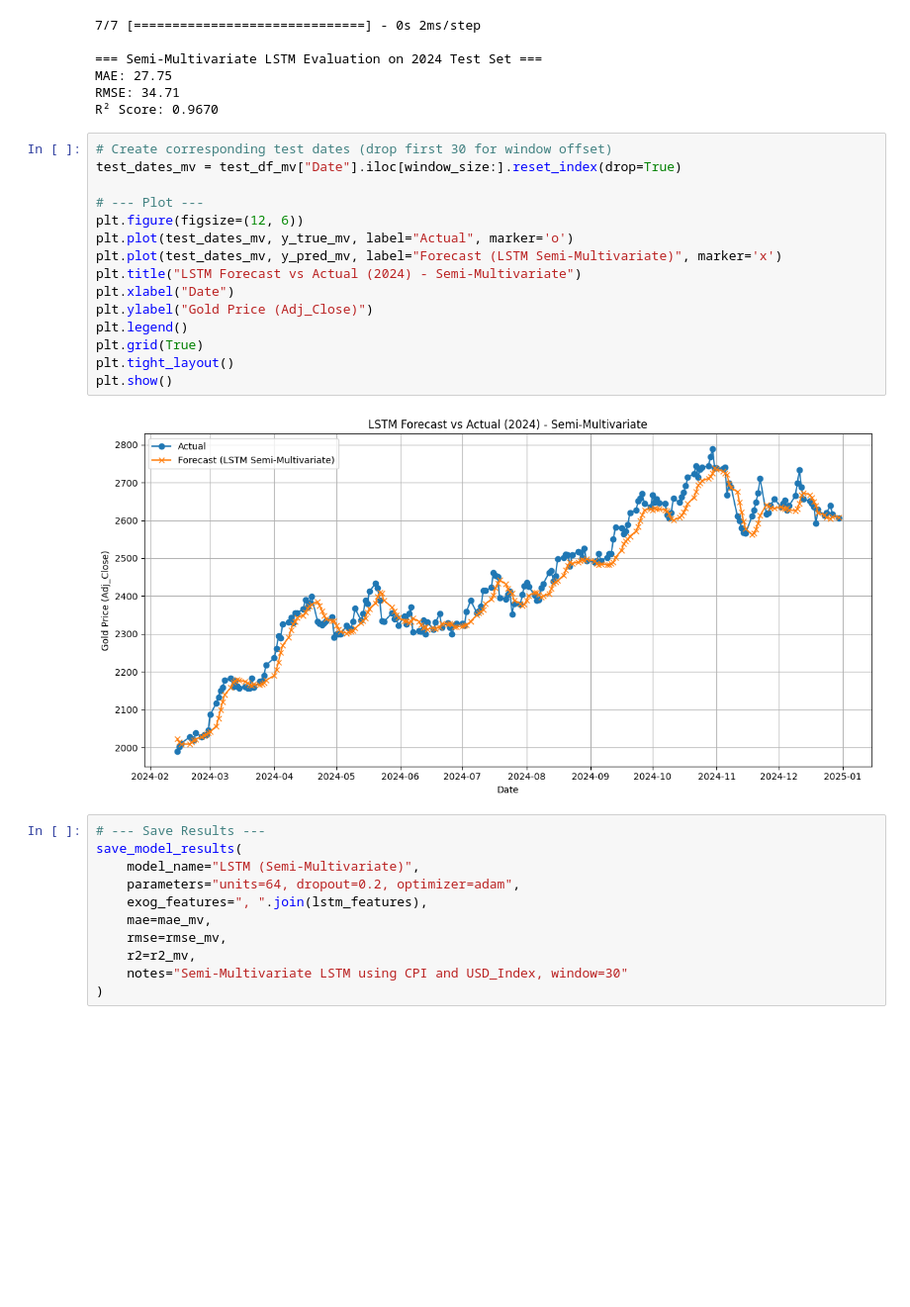
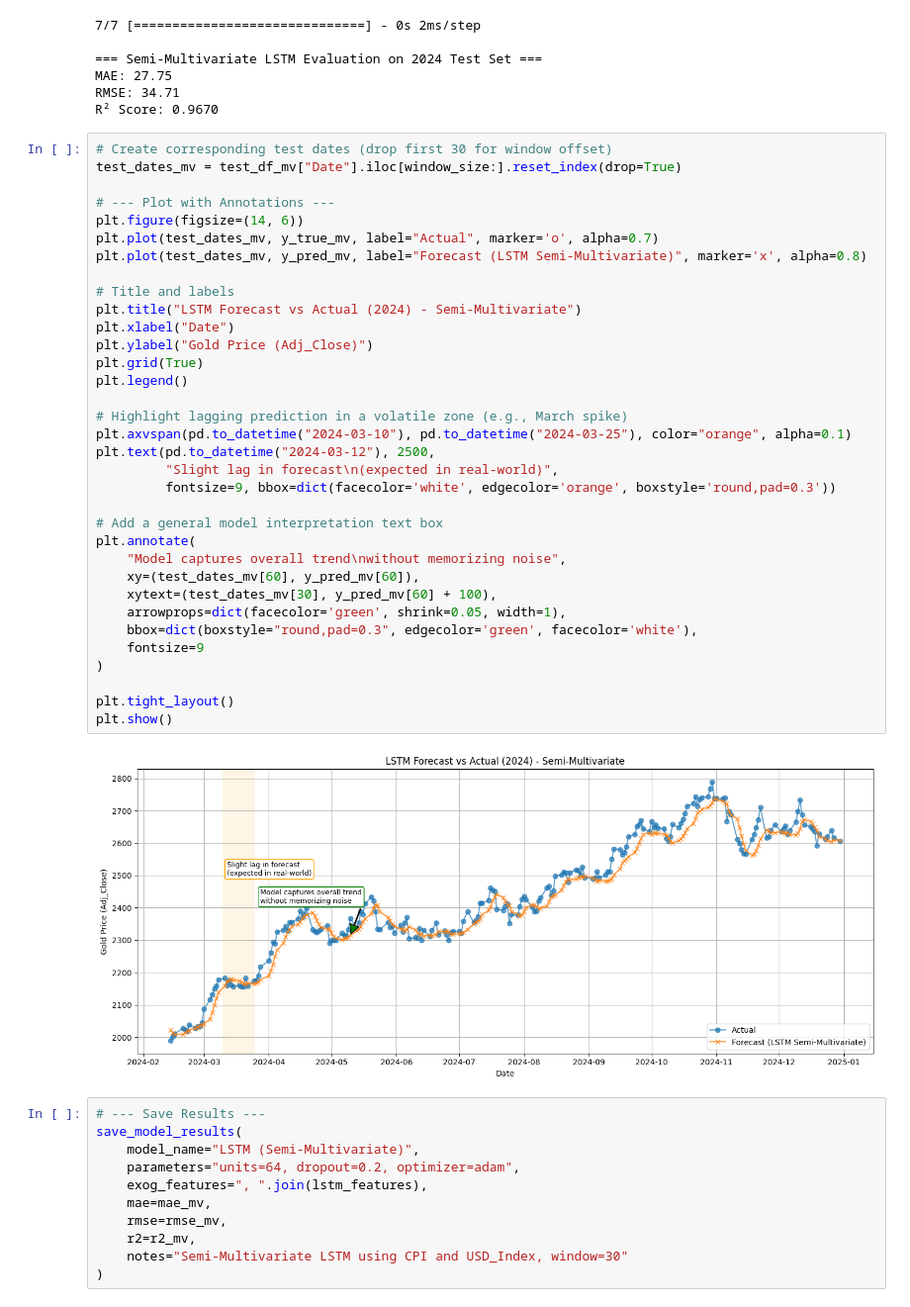
Before and after one commit to russellhanj/gold-price-prediction, a Jupyter notebook: code/notebooks/05_lstm_modeling.ipynb, the cells around one changed output. Shown at 99% size. Drawn from its saved outputs; the diff is of its cells as text; blank space fills up the shorter version.

```diff
--- a/code/notebooks/05_lstm_modeling.ipynb
+++ b/code/notebooks/05_lstm_modeling.ipynb
@@ -530,20 +530,39 @@ R² Score: 0.9670
 # %%
 # Create corresponding test dates (drop first 30 for window offset)
 test_dates_mv = test_df_mv["Date"].iloc[window_size:].reset_index(drop=True)
 
-# --- Plot ---
-plt.figure(figsize=(12, 6))
-plt.plot(test_dates_mv, y_true_mv, label="Actual", marker='o')
-plt.plot(test_dates_mv, y_pred_mv, label="Forecast (LSTM Semi-Multivariate)", marker='x')
+# --- Plot with Annotations ---
+plt.figure(figsize=(14, 6))
+plt.plot(test_dates_mv, y_true_mv, label="Actual", marker='o', alpha=0.7)
+plt.plot(test_dates_mv, y_pred_mv, label="Forecast (LSTM Semi-Multivariate)", marker='x', alpha=0.8)
+
+# Title and labels
 plt.title("LSTM Forecast vs Actual (2024) - Semi-Multivariate")
 plt.xlabel("Date")
 plt.ylabel("Gold Price (Adj_Close)")
+plt.grid(True)
 plt.legend()
-plt.grid(True)
+
+# Highlight lagging prediction in a volatile zone (e.g., March spike)
+plt.axvspan(pd.to_datetime("2024-03-10"), pd.to_datetime("2024-03-25"), color="orange", alpha=0.1)
+plt.text(pd.to_datetime("2024-03-12"), 2500,
+         "Slight lag in forecast\n(expected in real-world)",
+         fontsize=9, bbox=dict(facecolor='white', edgecolor='orange', boxstyle='round,pad=0.3'))
+
+# Add a general model interpretation text box
+plt.annotate(
+    "Model captures overall trend\nwithout memorizing noise",
+    xy=(test_dates_mv[60], y_pred_mv[60]),
+    xytext=(test_dates_mv[30], y_pred_mv[60] + 100),
+    arrowprops=dict(facecolor='green', shrink=0.05, width=1),
+    bbox=dict(boxstyle="round,pad=0.3", edgecolor='green', facecolor='white'),
+    fontsize=9
+)
+
 plt.tight_layout()
 plt.show()
 # %% [output]
-[figure, old version]
+[figure, new version]
 # %%
 # --- Save Results ---
 save_model_results(
```
